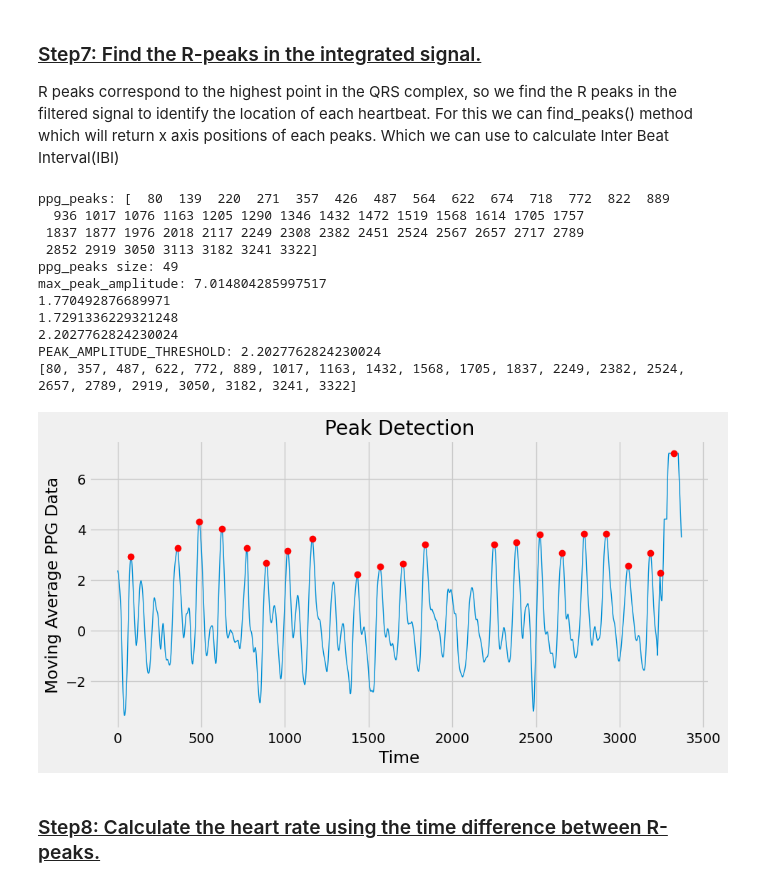
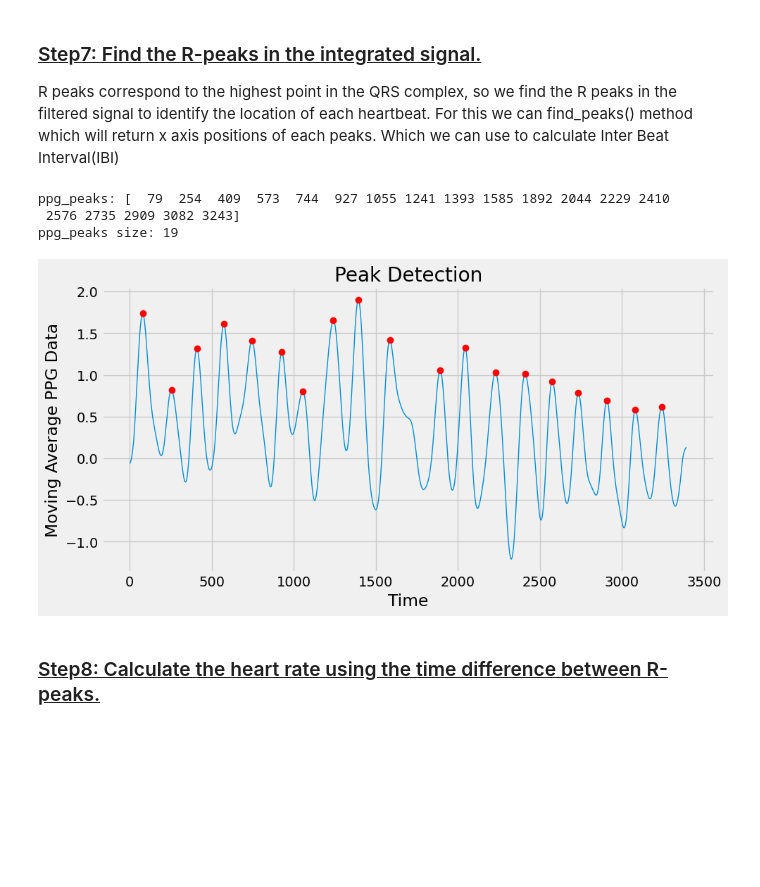
Before and after one commit to vyasdeep668/VitalTracer, a Jupyter notebook: 3_HR_Detection_Algorithm/AnalyzePPGDataCSVFile(VTData).ipynb, the cells around one changed output. Drawn from its saved outputs; the diff is of its cells as text; code cells hidden in the pictures; blank space fills up the shorter version.

```diff
--- a/3_HR_Detection_Algorithm/AnalyzePPGDataCSVFile(VTData).ipynb
+++ b/3_HR_Detection_Algorithm/AnalyzePPGDataCSVFile(VTData).ipynb
@@ -38,7 +38,7 @@ channel = 'IR (counts)'
 
 # # 2023-05-10-001S-22-05-32-S
 # df = pd.read_csv('VTDataAnalysis(new signals)/2023-05-10-001S-22-05-32-S/2023-05-10-001S-22-05-32-S.csv', skiprows=15)      #Original File
-df = pd.read_csv('VTDataAnalysis(new signals)/2023-05-10-001S-22-05-32-S/ValidCSVFiles/2023-05-10-001S-22-05-32-S-P0.csv', skiprows=0)  #Motion Removed File
+# df = pd.read_csv('VTDataAnalysis(new signals)/2023-05-10-001S-22-05-32-S/ValidCSVFiles/2023-05-10-001S-22-05-32-S-P0.csv', skiprows=0)  #Motion Removed File
 
 # # 2023-05-10-001S-22-06-17-S
 # df = pd.read_csv('VTDataAnalysis(new signals)/2023-05-10-001S-22-06-17-S/2023-05-10-001S-22-06-17-S.csv', skiprows=15)      #Original File
@@ -69,7 +69,7 @@ df = pd.read_csv('VTDataAnalysis(new signals)/2023-05-10-001S-22-05-32-S/ValidCS
 
 # # 2023-05-11-001S-01-14-47-S
 # df = pd.read_csv('VTDataAnalysis(new signals)/2023-05-11-001S-01-14-47-S/2023-05-11-001S-01-14-47-S.csv', skiprows=15)      #Original File
-# df = pd.read_csv('VTDataAnalysis(new signals)/2023-05-11-001S-01-14-47-S/ValidCSVFiles/2023-05-11-001S-01-14-47-S-P0.csv', skiprows=0)  #Motion Removed File
+df = pd.read_csv('VTDataAnalysis(new signals)/2023-05-11-001S-01-14-47-S/ValidCSVFiles/2023-05-11-001S-01-14-47-S-P0.csv', skiprows=0)  #Motion Removed File
 
 
 
@@ -109,7 +109,7 @@ Here we in this dataset data is sampled at 200Hz. So for this data Sampling freq
 # %%
 # Low-pass filter the raw signal to remove noise
 fs = 200  # Sampling frequency
-fc =  5 # Cutoff frequency
+fc =  4 # Cutoff frequency
 b, a = butter(2, 2 * fc / fs, 'low')
 
 ppg_data_raw = ppg_data[channel]
@@ -252,62 +272,54 @@ plt.show()
 R peaks correspond to the highest point in the QRS complex, so we find the R peaks in the filtered signal to identify the location of each heartbeat. For this we can find_peaks() method which will return x axis positions of each peaks. Which we can use to calculate Inter Beat Interval(IBI)
 # %%
 # Find peaks in the integrated signal
-ppg_peaks, _ = find_peaks(ppg_data[channel], distance=0.2*fs)
+ppg_peaks, _ = find_peaks(ppg_data[channel], distance=0.375*fs)
 print("ppg_peaks:", ppg_peaks)
 print("ppg_peaks size:", ppg_peaks.size)
 
 # Get a list of Amplitude of peaks
 ppg_peaks_amplitudes = [ppg_data[channel][i] for i in ppg_peaks]
 
-max_peak_amplitude = max(ppg_peaks_amplitudes)
-print("max_peak_amplitude:", max_peak_amplitude)
+# max_peak_amplitude = max(ppg_peaks_amplitudes)
+# print("max_peak_amplitude:", max_peak_amplitude)
 
-ppg_peaks_amplitudes_mean = np.mean(ppg_peaks_amplitudes)
-ppg_peaks_amplitudes_std = np.std(ppg_peaks_amplitudes)
+# ppg_peaks_amplitudes_mean = np.mean(ppg_peaks_amplitudes)
+# ppg_peaks_amplitudes_std = np.std(ppg_peaks_amplitudes)
 
-print(ppg_peaks_amplitudes_mean)
-print(ppg_peaks_amplitudes_std)
+# print(ppg_peaks_amplitudes_mean)
+# print(ppg_peaks_amplitudes_std)
 
-threshold = ppg_peaks_amplitudes_mean + 0.25 * ppg_peaks_amplitudes_std  # set the threshold as 2 times the standard deviation above the mean
-print(threshold)
-PEAK_AMPLITUDE_THRESHOLD = threshold
-# PEAK_AMPLITUDE_THRESHOLD = 0.6*max_peak_amplitude
-print("PEAK_AMPLITUDE_THRESHOLD:", PEAK_AMPLITUDE_THRESHOLD)
+# threshold = ppg_peaks_amplitudes_mean + 0.01 * ppg_peaks_amplitudes_std  # set the threshold as 2 times the standard deviation above the mean
+# print(threshold)
+# # PEAK_AMPLITUDE_THRESHOLD = threshold
+# PEAK_AMPLITUDE_THRESHOLD = 0.0*max_peak_amplitude
+# print("PEAK_AMPLITUDE_THRESHOLD:", PEAK_AMPLITUDE_THRESHOLD)
 
-ppg_peaks_refined = []
-for ppg_peak in ppg_peaks:
-    if(ppg_data[channel][ppg_peak] > PEAK_AMPLITUDE_THRESHOLD):
-        # Amplitude is big enough to be considered as a peak
-        ppg_peaks_refined.append(ppg_peak)
+# ppg_peaks_refined = []
+# for ppg_peak in ppg_peaks:
+#     if(ppg_data[channel][ppg_peak] > PEAK_AMPLITUDE_THRESHOLD):
+#         # Amplitude is big enough to be considered as a peak
+#         ppg_peaks_refined.append(ppg_peak)
 
-print(ppg_peaks_refined)
+# print(ppg_peaks_refined)
 
-ppg_peaks_refined_amplitudes = [ppg_data[channel][i] for i in ppg_peaks_refined]
+# ppg_peaks_refined_amplitudes = [ppg_data[channel][i] for i in ppg_peaks_refined]
 
 # Plot the diff_ppg data
 plt.figure(figsize=(10,5))
 plt.style.use('fivethirtyeight')
 #plot old plot
 plt.plot(ppg_data.index, ppg_data[channel], linewidth=1)
 # plot red dots with detected peaks
-plt.plot(ppg_peaks_refined, ppg_peaks_refined_amplitudes, 'ro')
+plt.plot(ppg_peaks, ppg_peaks_amplitudes, 'ro')
 plt.title("Peak Detection")
 plt.xlabel('Time')
 plt.ylabel('Moving Average PPG Data')
 plt.show()
 # %% [output]
-ppg_peaks: [  80  139  220  271  357  426  487  564  622  674  718  772  822  889
-  936 1017 1076 1163 1205 1290 1346 1432 1472 1519 1568 1614 1705 1757
- 1837 1877 1976 2018 2117 2249 2308 2382 2451 2524 2567 2657 2717 2789
- 2852 2919 3050 3113 3182 3241 3322]
-ppg_peaks size: 49
-max_peak_amplitude: 7.014804285997517
-1.770492876689971
-1.7291336229321248
-2.2027762824230024
-PEAK_AMPLITUDE_THRESHOLD: 2.2027762824230024
-[80, 357, 487, 622, 772, 889, 1017, 1163, 1432, 1568, 1705, 1837, 2249, 2382, 2524, 2657, 2789, 2919, 3050, 3182, 3241, 3322]
+ppg_peaks: [  79  254  409  573  744  927 1055 1241 1393 1585 1892 2044 2229 2410
+ 2576 2735 2909 3082 3243]
+ppg_peaks size: 19
-[figure, old version]
+[figure, new version]
 # %% [markdown]
 ### <ins> Step8: Calculate the heart rate using the time difference between R-peaks. </br> </ins>
 # %%
```
Also changed, not shown: parts of 8 cells of this notebook, 30 other files.
